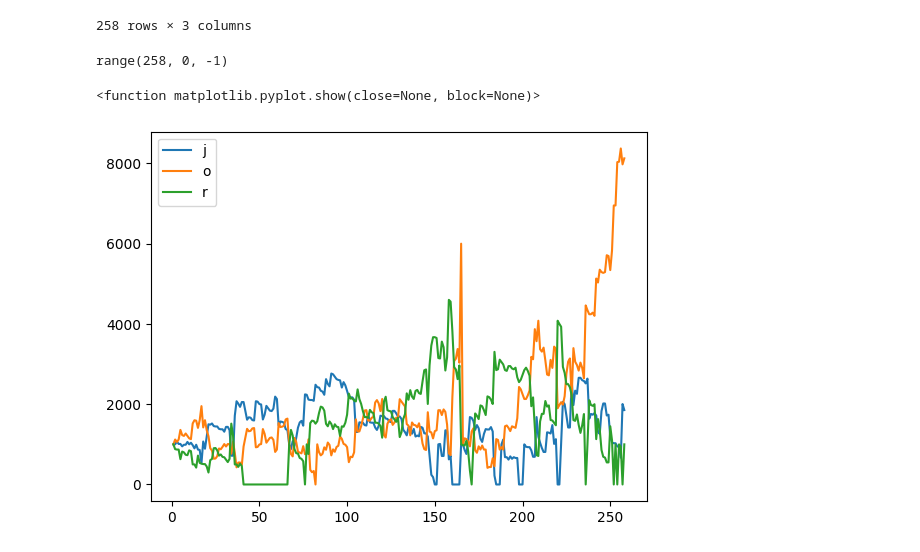
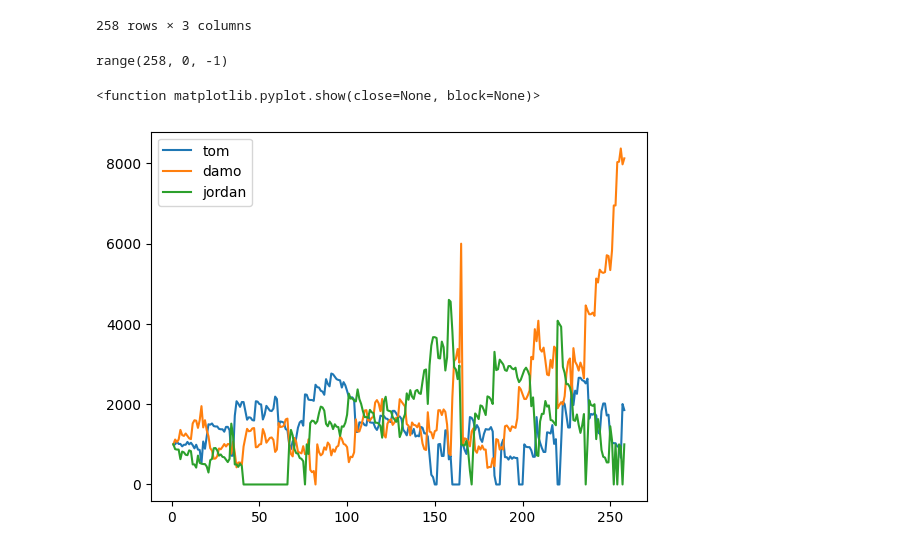
Before and after one commit to t1goe/poker-notebook1, a Jupyter notebook: pokernowprocessing.ipynb, the cells around one changed output. Saved outputs shown, nothing was run; the diff lists cells and outputs as text; code cells hidden in the pictures.

Commit message:
fix legend

```diff
--- a/pokernowprocessing.ipynb
+++ b/pokernowprocessing.ipynb
@@ -62,16 +62,17 @@ Index: []
 # %%
 import matplotlib.pyplot as plt
 
 rows_in_out = len(df.index)
 x_axis = range(rows_in_out, 0, -1)
 print(x_axis)
 
 for p in id_to_player_mapping.values():
     plt.plot(x_axis, output[p])
-    plt.legend(p)
+
+plt.legend(id_to_player_mapping.values())
 
 plt.show
 # %% [output]
 range(258, 0, -1)
 <function matplotlib.pyplot.show(close=None, block=None)>
-[figure, old version]
+[figure, new version]
```
